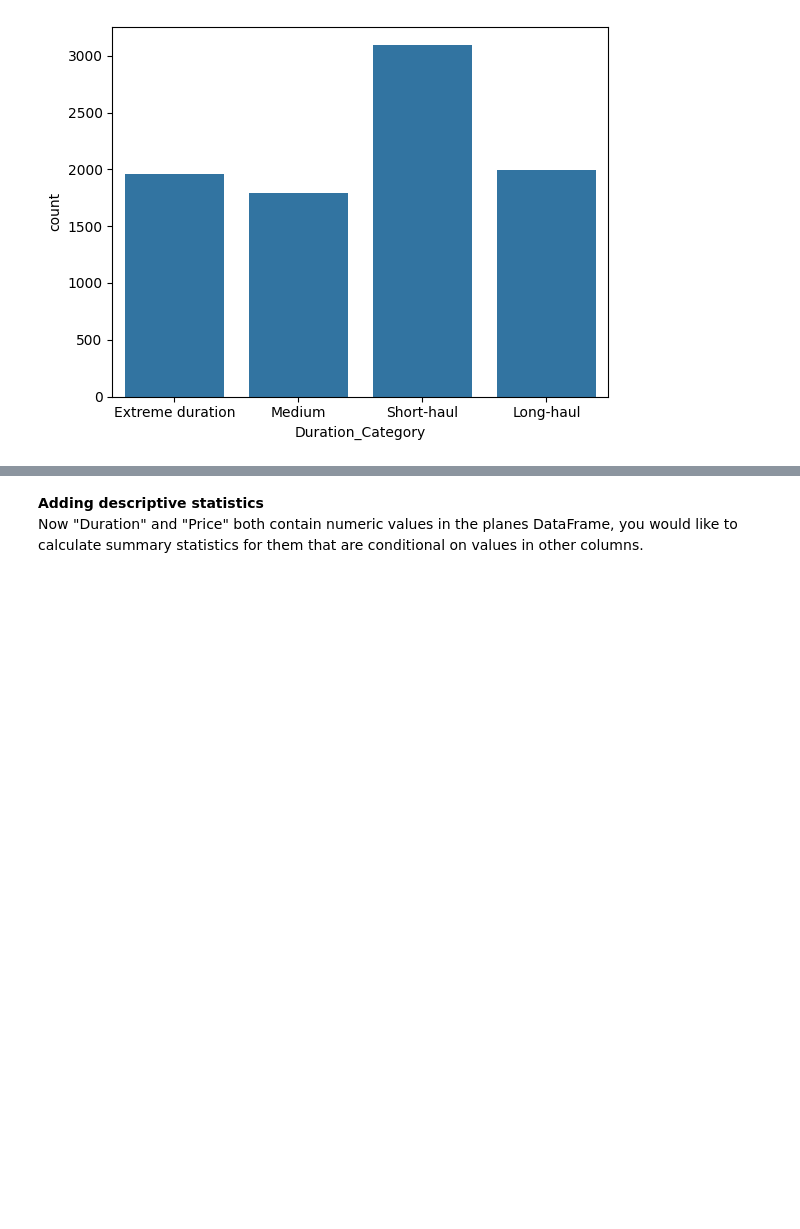
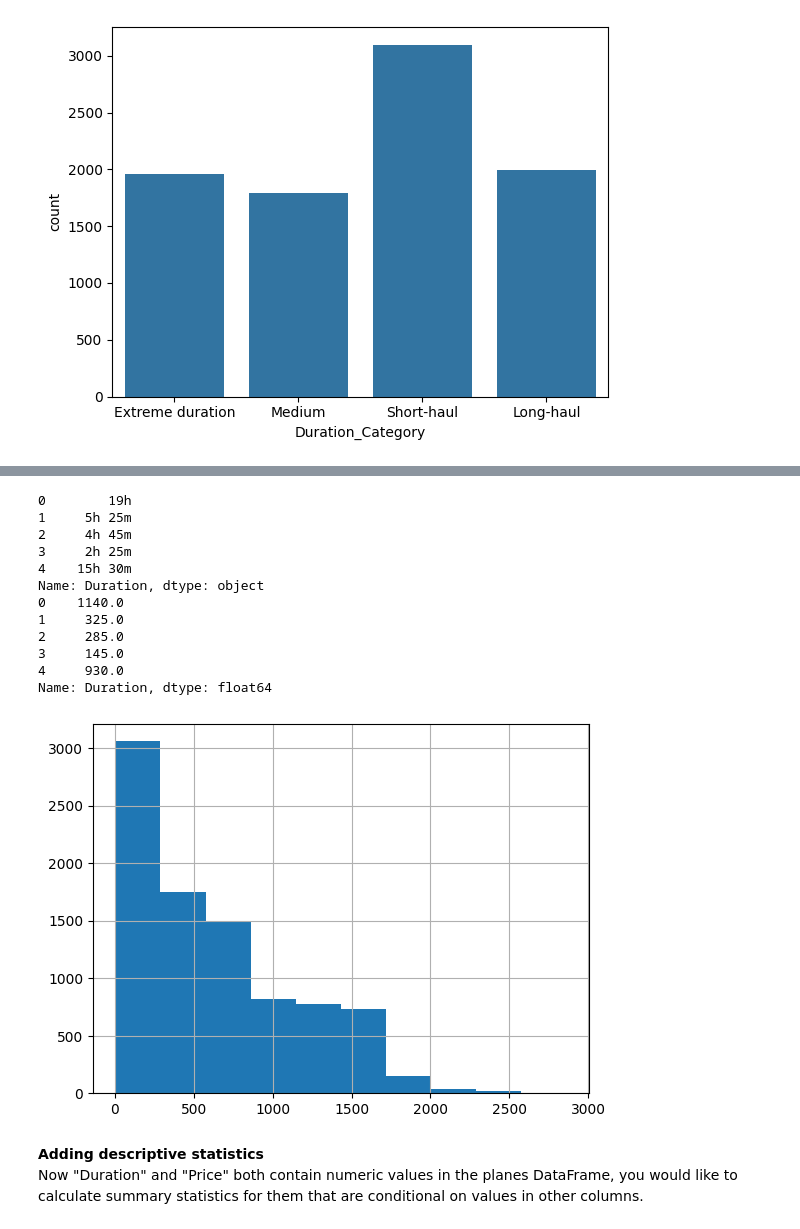
Before and after one commit to Rohanrathod7/my-ds-labs, a Jupyter notebook: 14_Exploratory_Data_Analysis_in_Python/02_Data_Cleaning_and_Imputation.ipynb, the cells around one changed output, grey strips where cells are left out. Drawn from its saved outputs; the diff is of its cells as text; code cells hidden in the pictures; blank space fills up the shorter version.

```diff
--- a/14_Exploratory_Data_Analysis_in_Python/02_Data_Cleaning_and_Imputation.ipynb
+++ b/14_Exploratory_Data_Analysis_in_Python/02_Data_Cleaning_and_Imputation.ipynb
@@ -226,3 +233,55 @@ plt.show()
+# %%
+
+
+# Reload the dataset to get the original 'Duration' column
+url = "https://raw.githubusercontent.com/Rohanrathod7/my-ds-labs/main/14_Exploratory_Data_Analysis_in_Python/dataset/planes.csv"
+planes = pd.read_csv(url)
+
+# Preview the column
+print(planes["Duration"].head())
+
+# Re-apply the previous data cleaning steps (excluding the outlier removal on price for now)
+# Count the number of missing values in each column
+# Find the five percent threshold
+threshold = len(planes) * 0.05
+
+# Create a filter
+cols_to_drop = planes.columns[planes.isna().sum() <= threshold]
+
+# Drop missing values for columns below the threshold
+planes.dropna(subset=cols_to_drop, inplace=True)
+
+# Impute the median price by airline for missing values of "Price"
+airline_prices = planes.groupby("Airline")["Price"].median()
+prices_dict = airline_prices.to_dict()
+planes["Price"] = planes["Price"].fillna(planes["Airline"].map(prices_dict))
+
+# Now apply the fix for the 'Duration' column
+# Convert duration to minutes
+planes["Duration"] = planes["Duration"].str.replace("h", "*60").str.replace(" ", "+").str.replace("m", "*1").apply(eval)
+
+# Convert to float data type
+planes["Duration"] = planes["Duration"].astype(float)
+
+print(planes["Duration"].head())
+
+# Plot a histogram
+planes["Duration"].hist()
+plt.show()
+# %% [output]
+0        19h
+1     5h 25m
+2     4h 45m
+3     2h 25m
+4    15h 30m
+Name: Duration, dtype: object
+0    1140.0
+1     325.0
+2     285.0
+3     145.0
+4     930.0
+Name: Duration, dtype: float64
+[figure, added]
 # %% [markdown]
 **Adding descriptive statistics**
 Now "Duration" and "Price" both contain numeric values in the planes DataFrame, you would like to calculate summary statistics for them that are conditional on values in other columns.
```
Also changed, not shown: parts of 5 cells of this notebook.
